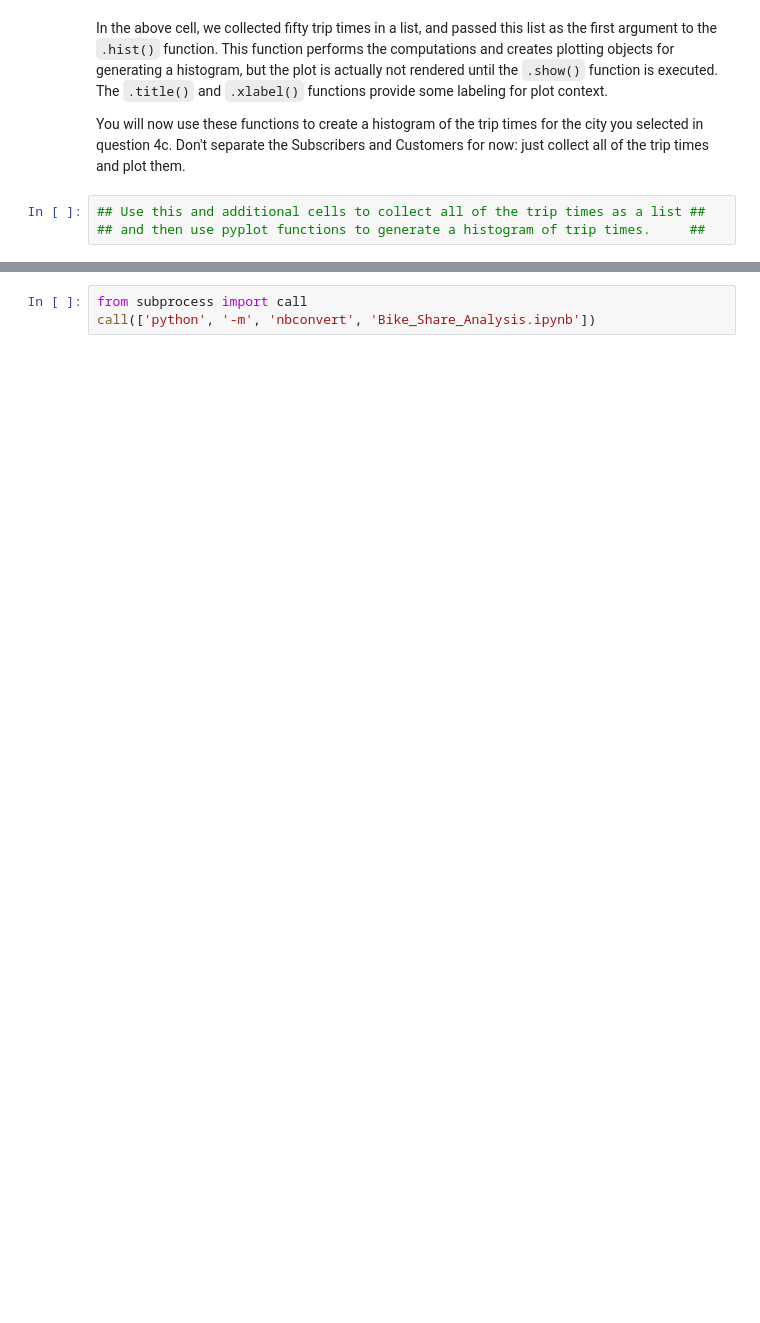
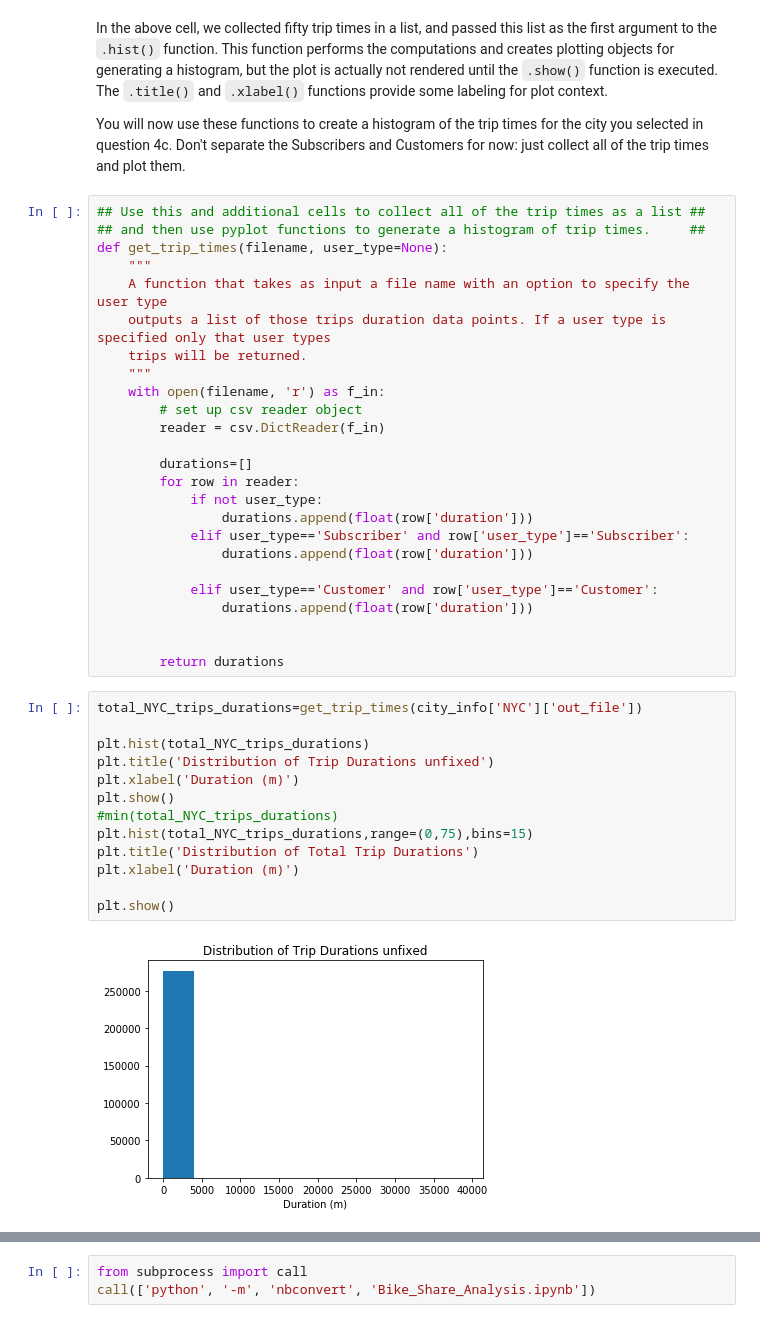
Before and after one commit to mattg614/Udacity_Bike_Share_Analysis, a Jupyter notebook: Bike_Share_Analysis.ipynb, the cells around one changed output, grey strips where cells are left out. Cells and saved outputs as stored; diff of their text form; blank space fills up the shorter version.

```diff
--- a/Bike_Share_Analysis.ipynb
+++ b/Bike_Share_Analysis.ipynb
@@ -384,6 +537,43 @@ plt.show()
 In the above cell, we collected fifty trip times in a list, and passed this list as the first argument to the `.hist()` function. This function performs the computations and creates plotting objects for generating a histogram, but the plot is actually not rendered until the `.show()` function is executed. The `.title()` and `.xlabel()` functions provide some labeling for plot context.
 
 You will now use these functions to create a histogram of the trip times for the city you selected in question 4c. Don't separate the Subscribers and Customers for now: just collect all of the trip times and plot them.
-# %%
-## Use this and additional cells to collect all of the trip times as a list ##
-## and then use pyplot functions to generate a histogram of trip times.     ##
+# %%
+## Use this and additional cells to collect all of the trip times as a list ##
+## and then use pyplot functions to generate a histogram of trip times.     ##
+def get_trip_times(filename, user_type=None):
+    """
+    A function that takes as input a file name with an option to specify the user type
+    outputs a list of those trips duration data points. If a user type is specified only that user types
+    trips will be returned.
+    """
+    with open(filename, 'r') as f_in:
+        # set up csv reader object
+        reader = csv.DictReader(f_in)
+
+        durations=[]
+        for row in reader:
+            if not user_type:
+                durations.append(float(row['duration']))
+            elif user_type=='Subscriber' and row['user_type']=='Subscriber':
+                durations.append(float(row['duration']))
+
+            elif user_type=='Customer' and row['user_type']=='Customer':
+                durations.append(float(row['duration']))
+
+
+        return durations
+# %%
+total_NYC_trips_durations=get_trip_times(city_info['NYC']['out_file'])
+
+plt.hist(total_NYC_trips_durations)
+plt.title('Distribution of Trip Durations unfixed')
+plt.xlabel('Duration (m)')
+plt.show()
+#min(total_NYC_trips_durations)
+plt.hist(total_NYC_trips_durations,range=(0,75),bins=15)
+plt.title('Distribution of Total Trip Durations')
+plt.xlabel('Duration (m)')
+
+plt.show()
+# %% [output]
+[figure, added]
```
Also changed, not shown: parts of 25 cells of this notebook.
